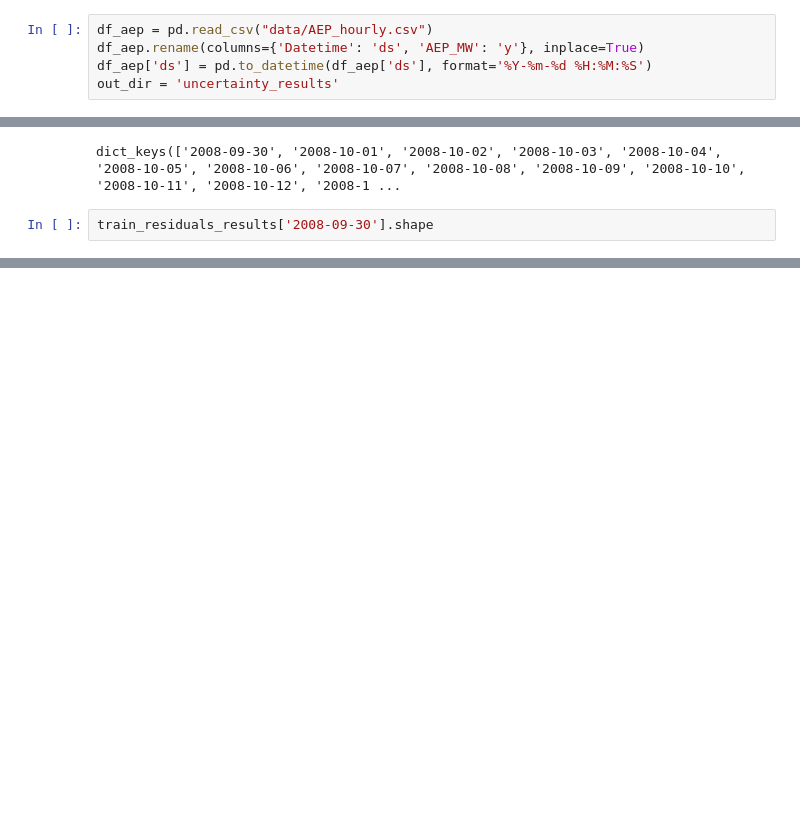
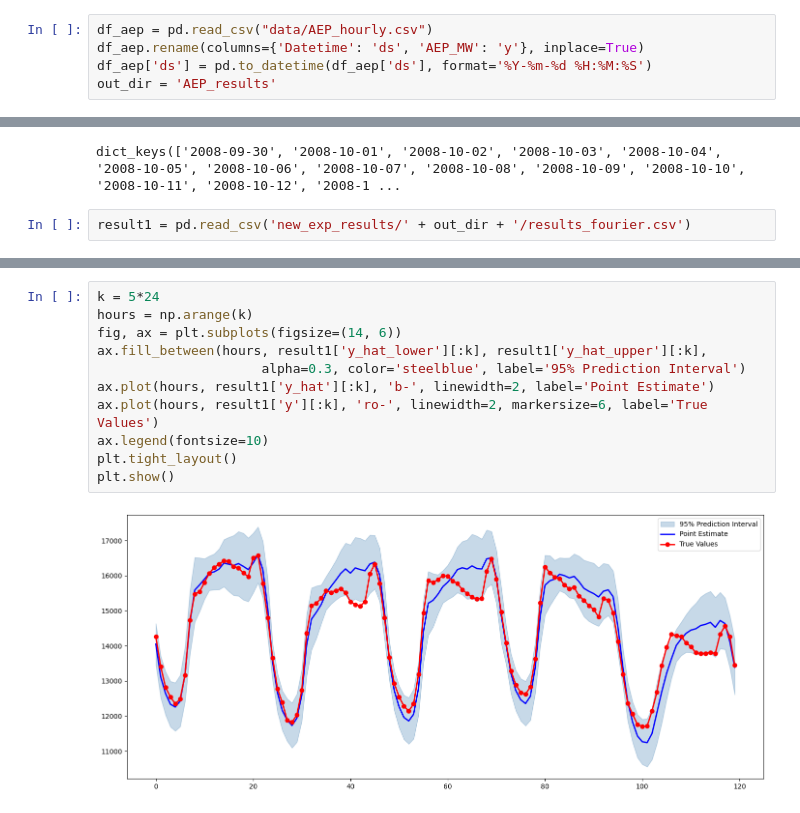
Before and after one commit to qic0-0/RNN_based_downscaling, a Jupyter notebook: experiment_uncertainty.ipynb, the cells around one changed output, grey strips where cells are left out. Cells and saved outputs as stored; diff of their text form; blank space fills up the shorter version.

Commit message:
uncertainty

```diff
--- a/experiment_uncertainty.ipynb
+++ b/experiment_uncertainty.ipynb
@@ -14,7 +14,7 @@ Importing plotly failed. Interactive plots will not work.
 df_aep = pd.read_csv("data/AEP_hourly.csv")
 df_aep.rename(columns={'Datetime': 'ds', 'AEP_MW': 'y'}, inplace=True)
 df_aep['ds'] = pd.to_datetime(df_aep['ds'], format='%Y-%m-%d %H:%M:%S')
-out_dir = 'uncertainty_results'
+out_dir = 'AEP_results'
 # %%
 import RNN_fourier_RNN_uncertainty
 import pickle
@@ -105,4 +118,4 @@ train_residuals_results.keys()
 # %% [output]
 dict_keys(['2008-09-30', '2008-10-01', '2008-10-02', '2008-10-03', '2008-10-04', '2008-10-05', '2008-10-06', '2008-10-07', '2008-10-08', '2008-10-09', '2008-10-10', '2008-10-11', '2008-10-12', '2008-1 ...
 # %%
-train_residuals_results['2008-09-30'].shape
+result1 = pd.read_csv('new_exp_results/' + out_dir + '/results_fourier.csv')
@@ -110,0 +160,13 @@ train_residuals_results['2008-09-30'].shape
+# %%
+k = 5*24
+hours = np.arange(k)
+fig, ax = plt.subplots(figsize=(14, 6))
+ax.fill_between(hours, result1['y_hat_lower'][:k], result1['y_hat_upper'][:k],
+                     alpha=0.3, color='steelblue', label='95% Prediction Interval')
+ax.plot(hours, result1['y_hat'][:k], 'b-', linewidth=2, label='Point Estimate')
+ax.plot(hours, result1['y'][:k], 'ro-', linewidth=2, markersize=6, label='True Values')
+ax.legend(fontsize=10)
+plt.tight_layout()
+plt.show()
+# %% [output]
+[figure, added]
```
Also changed, not shown: parts of 6 cells of this notebook, 43 other files.
